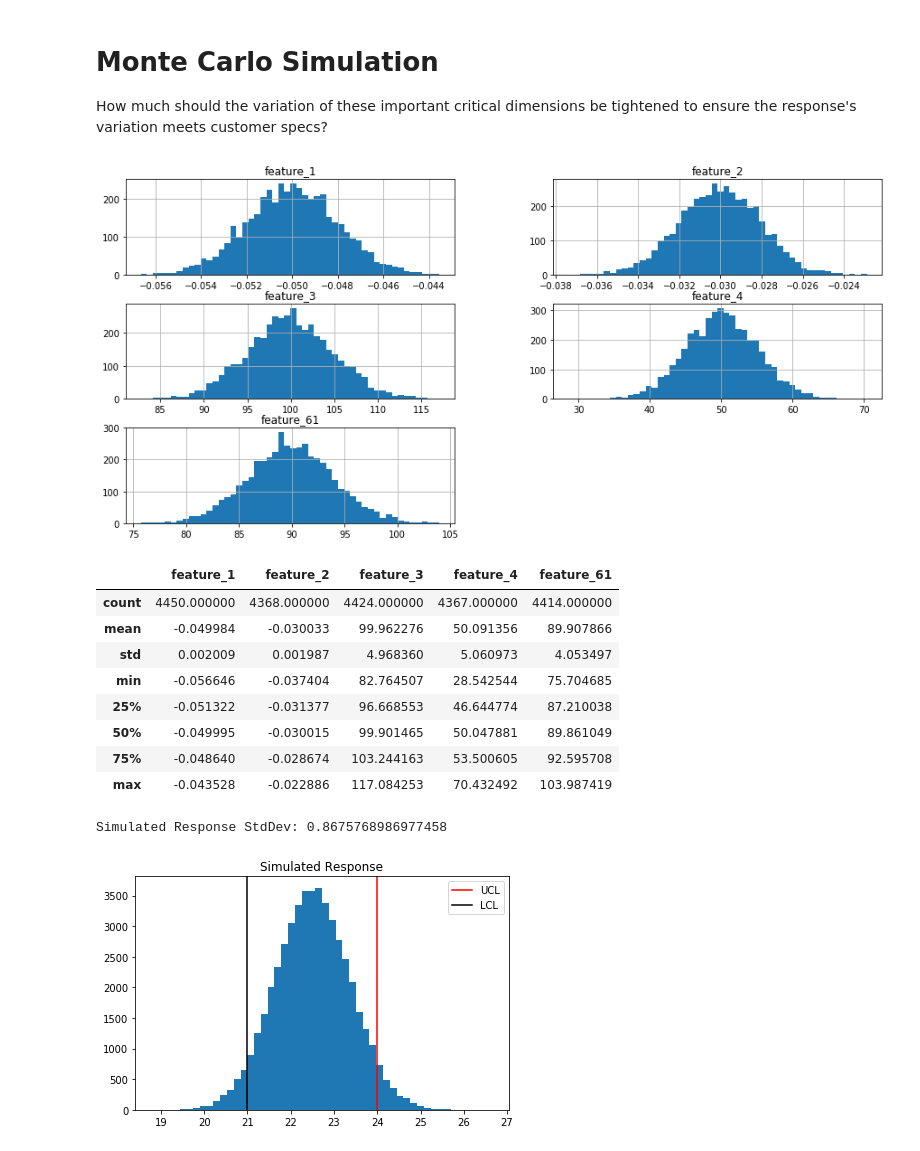
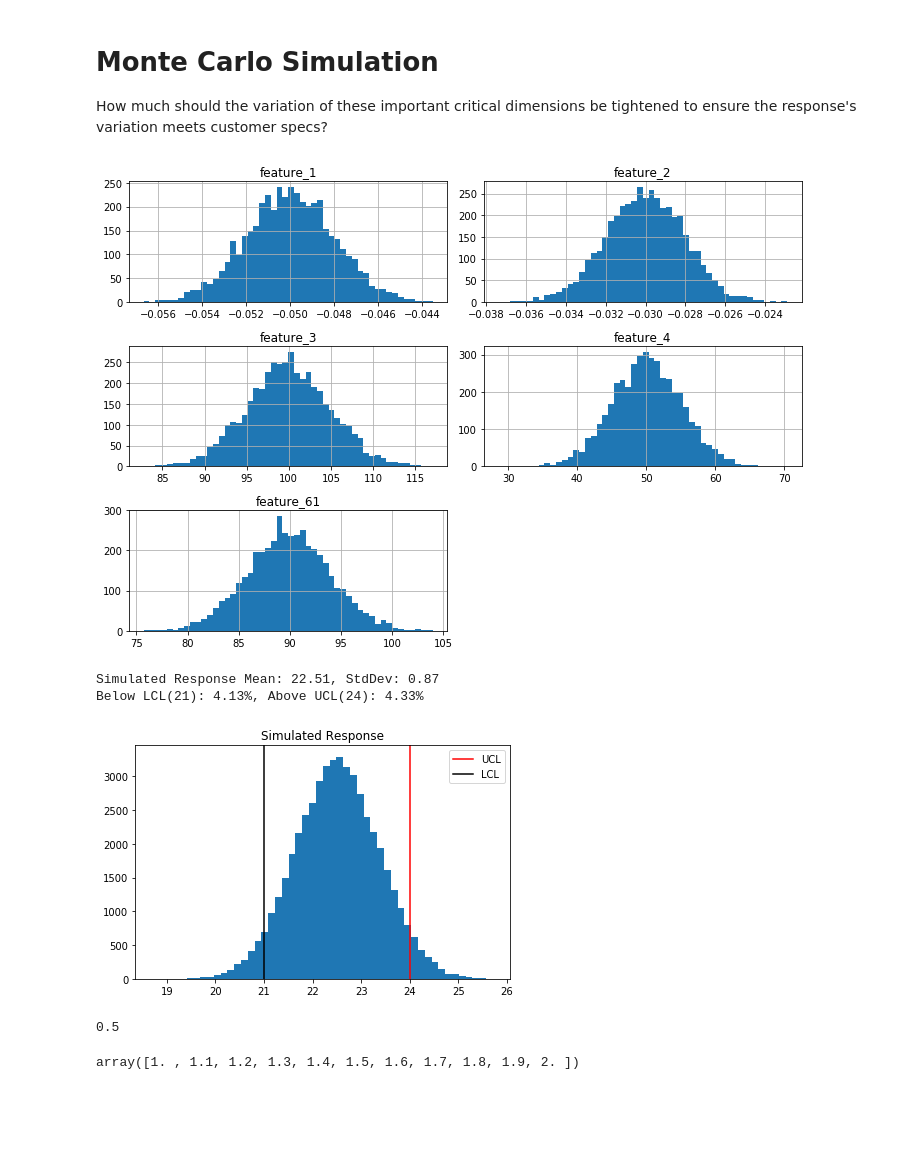
Before and after one commit to stephenleo/HVM-SPC, a Jupyter notebook: modeling.ipynb, the cells around one changed output. Saved outputs shown, nothing was run; the diff lists cells and outputs as text; code cells hidden in the pictures; blank space fills up the shorter version.

```diff
--- a/modeling.ipynb
+++ b/modeling.ipynb
@@ -127,6 +143,7 @@ from sklearn.metrics import mean_squared_error, r2_score
 
 models = {'linear_regression': lr_model, 'lasso': lass_model, 'ridge': rid_model, 'elastic_net': elas_model}
 # %%
+alpha_all, RMSE_all, R2_all = [], [], []
 for model, estimator in models.items():
     model_pipeline = Pipeline([
         ('imputer', imputer),
@@ -151,6 +168,10 @@ for model, estimator in models.items():
         RMSE.append(mean_squared_error(y_val_fold, y_pred)**0.5)
         R2.append(r2_score(y_val_fold, y_pred))
 
+    alpha_all.append(np.mean(alpha))
+    RMSE_all.append(np.mean(RMSE))
+    R2_all.append(np.mean(R2))
+
     print('{} Alpha mean: {:.4f}; stddev: {:.4f}'.format(model, np.mean(alpha), np.std(alpha)))
     print('{} RMSE mean: {:.4f}; stddev: {:.4f}'.format(model, np.mean(RMSE), np.std(RMSE)))
     print('{} R2 mean: {:.4f}; stddev: {:.4f}\n'.format(model, np.mean(R2), np.std(R2)))
@@ -170,3 +191,8 @@ ridge R2 mean: 0.1788; stddev: 0.0182
 elastic_net Alpha mean: 0.0171; stddev: 0.0011
 elastic_net RMSE mean: 0.8199; stddev: 0.0136
 elastic_net R2 mean: 0.1833; stddev: 0.0175
+# %%
+model_metrics_df = pd.DataFrame(np.c_[alpha_all, RMSE_all, R2_all],
+                                columns=['alpha', 'RMSE', 'R2'],
+                                index=['Linear_Reg', 'Lasso', 'Ridge', 'Elastic_Net'])
+model_metrics_df
@@ -177,7 +214,7 @@ The RMSEs are not great. In fact, the RMSEs are only ~0.1 lower than the std dev
 final_pipeline = Pipeline([
         ('imputer', imputer),
         ('scaling', scaler),
-        ('lasso', Lasso(alpha = 0.0092))
+        ('lasso', Lasso(alpha = model_metrics_df.alpha['Lasso']))
         ])
 
 final_pipeline.fit(X_train, y_train)
@@ -186,9 +223,13 @@ y_pred = final_pipeline.predict(X_test)
 print('RMSE: {:.4f}'.format(mean_squared_error(y_test, y_pred)**0.5))
 print('R2: {:.4f}'.format(r2_score(y_test, y_pred)))
 
+plt.figure(figsize=(7,5))
 plt.scatter(y_test, y_pred)
-plt.ylabel('y_pred')
-plt.xlabel('y_test');
+plt.xticks(fontsize=14)
+plt.yticks(fontsize=14);
+plt.ylabel('Predicted Value', fontsize=14)
+plt.xlabel('Actual Value', fontsize=14)
+plt.tight_layout();
 # %% [output]
 RMSE: 0.8238
 R2: 0.1936
@@ -247,19 +292,8 @@ Knowing your customer and using data to influence their decisions are important
 How much should the variation of these important critical dimensions be tightened to ensure the response's variation meets customer specs?
 # %%
 # View the distribution of the feature columns
-X_train[feature_cols].hist(figsize=(15,7), bins=50);
+X_train[feature_cols].hist(figsize=(10,7), bins=50)
+plt.tight_layout();
 # %% [output]
-[figure, old version]
+[figure, new version]
-# %%
-X_train[feature_cols].describe()
-# %% [output]
-|  | feature_1 | feature_2 | feature_3 | feature_4 | feature_61 |
-| count | 4450.000000 | 4368.000000 | 4424.000000 | 4367.000000 | 4414.000000 |
-| mean | -0.049984 | -0.030033 | 99.962276 | 50.091356 | 89.907866 |
-| std | 0.002009 | 0.001987 | 4.968360 | 5.060973 | 4.053497 |
-| min | -0.056646 | -0.037404 | 82.764507 | 28.542544 | 75.704685 |
-| 25% | -0.051322 | -0.031377 | 96.668553 | 46.644774 | 87.210038 |
-| 50% | -0.049995 | -0.030015 | 99.901465 | 50.047881 | 89.861049 |
-| 75% | -0.048640 | -0.028674 | 103.244163 | 53.500605 | 92.595708 |
-| max | -0.043528 | -0.022886 | 117.084253 | 70.432492 | 103.987419 |
 # %%
@@ -279,11 +322,31 @@ simulated_response += (y_train.mean() - simulated_response.mean())
 # %%
-print('Simulated Response StdDev: {}'.format(simulated_response.std()))
-plt.hist(simulated_response, bins=50)
+# Print Statistics
+pct_below_lcl = len(sim_response[sim_response < lcl])/len(sim_response)
+pct_above_ucl = len(sim_response[sim_response > ucl])/len(sim_response)
+print('Simulated Response Mean: {:.2f}, StdDev: {:.2f}'.format(sim_response.mean(), sim_response_std))
+print('Below LCL({}): {:.2f}%, Above UCL({}): {:.2f}%'.format(lcl, pct_below_lcl*100, ucl, pct_above_ucl*100))
+
+# Check the distribution of the simulated response
+plt.hist(sim_response, bins=50)
 plt.axvline(ucl, color = 'r', label = 'UCL')
 plt.axvline(lcl, color = 'k', label = 'LCL')
 plt.legend()
 plt.title('Simulated Response')
 plt.tight_layout();
 # %% [output]
-Simulated Response StdDev: 0.8675768986977458
+Simulated Response Mean: 22.51, StdDev: 0.87
+Below LCL(21): 4.13%, Above UCL(24): 4.33%
-[figure, old version]
+[figure, new version]
+# %%
+# Calculate the required StdDev of Simulated Response
+# UCL-LCL is the required 6*Sigma or 6*StdDev value. So we calculate the required stddev as (ucl-lcl)/6
+req_std = (ucl-lcl)/6
+req_std
+# %% [output]
+0.5
+# %%
+# Create a range of stddev dividers to find the reduction needed in feature stddev to meet the customer specs of response stddev
+std_div_range = np.linspace(1,2,11)
+std_div_range
+# %% [output]
+array([1. , 1.1, 1.2, 1.3, 1.4, 1.5, 1.6, 1.7, 1.8, 1.9, 2. ])
```
Also changed, not shown: parts of 21 cells of this notebook, 3 other files.
